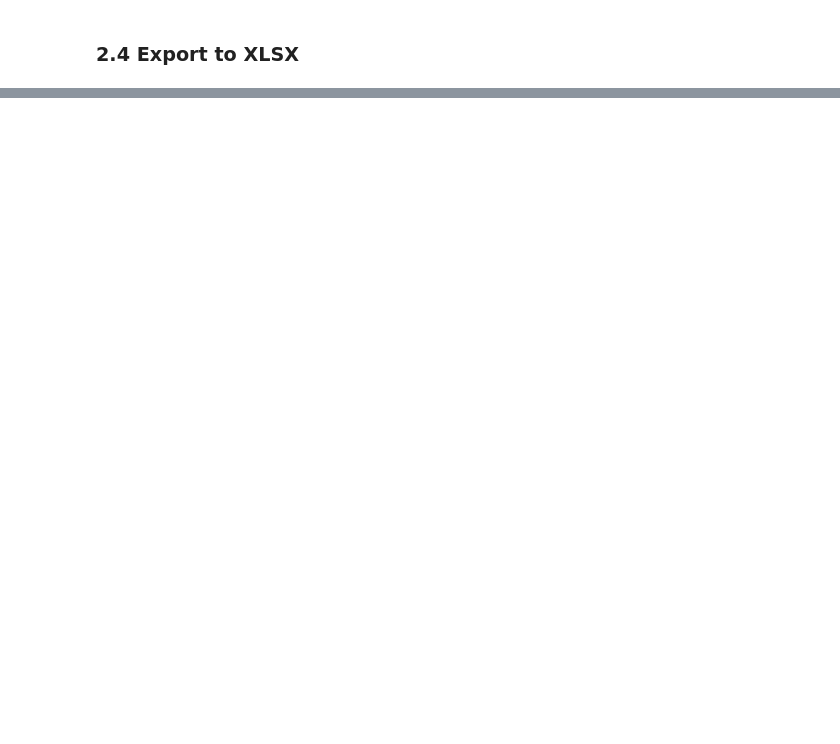
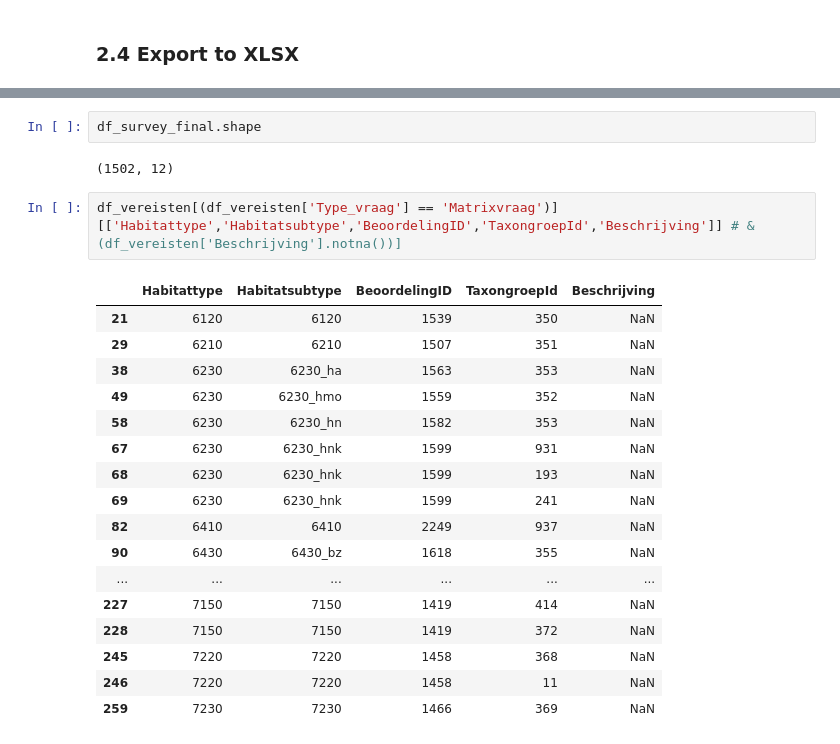
Before and after one commit to inbo/gis-lsvi-app, a Jupyter notebook: notebooks/create_xlsform_w_repeats.ipynb, the cells around one changed output, grey strips where cells are left out. Cells and saved outputs as stored; diff of their text form; blank space fills up the shorter version.

```diff
--- a/notebooks/create_xlsform_w_repeats.ipynb
+++ b/notebooks/create_xlsform_w_repeats.ipynb
@@ -618,3 +739,27 @@ print(f"✅ Survey123 XLSForm succesvol gegenereerd: '{output_file}'")
 # %% [output]
 Excel bestand genereren...
 ✅ Survey123 XLSForm succesvol gegenereerd: 'C:\Users\joost_neujens\ArcGIS\My Survey Designs\LSVI App Test\LSVI App Test.xlsx'
+# %%
+df_survey_final.shape
+# %% [output]
+(1502, 12)
+# %%
+df_vereisten[(df_vereisten['Type_vraag'] == 'Matrixvraag')][['Habitattype','Habitatsubtype','BeoordelingID','TaxongroepId','Beschrijving']] # & (df_vereisten['Beschrijving'].notna())]
+# %% [output]
+|  | Habitattype | Habitatsubtype | BeoordelingID | TaxongroepId | Beschrijving |
+| 21 | 6120 | 6120 | 1539 | 350 | NaN |
+| 29 | 6210 | 6210 | 1507 | 351 | NaN |
+| 38 | 6230 | 6230_ha | 1563 | 353 | NaN |
+| 49 | 6230 | 6230_hmo | 1559 | 352 | NaN |
+| 58 | 6230 | 6230_hn | 1582 | 353 | NaN |
+| 67 | 6230 | 6230_hnk | 1599 | 931 | NaN |
+| 68 | 6230 | 6230_hnk | 1599 | 193 | NaN |
+| 69 | 6230 | 6230_hnk | 1599 | 241 | NaN |
+| 82 | 6410 | 6410 | 2249 | 937 | NaN |
+| 90 | 6430 | 6430_bz | 1618 | 355 | NaN |
+| ... | ... | ... | ... | ... | ... |
+| 227 | 7150 | 7150 | 1419 | 414 | NaN |
+| 228 | 7150 | 7150 | 1419 | 372 | NaN |
+| 245 | 7220 | 7220 | 1458 | 368 | NaN |
+| 246 | 7220 | 7220 | 1458 | 11 | NaN |
+| 259 | 7230 | 7230 | 1466 | 369 | NaN |
```
Also changed, not shown: parts of 9 cells of this notebook, 7 other files.
